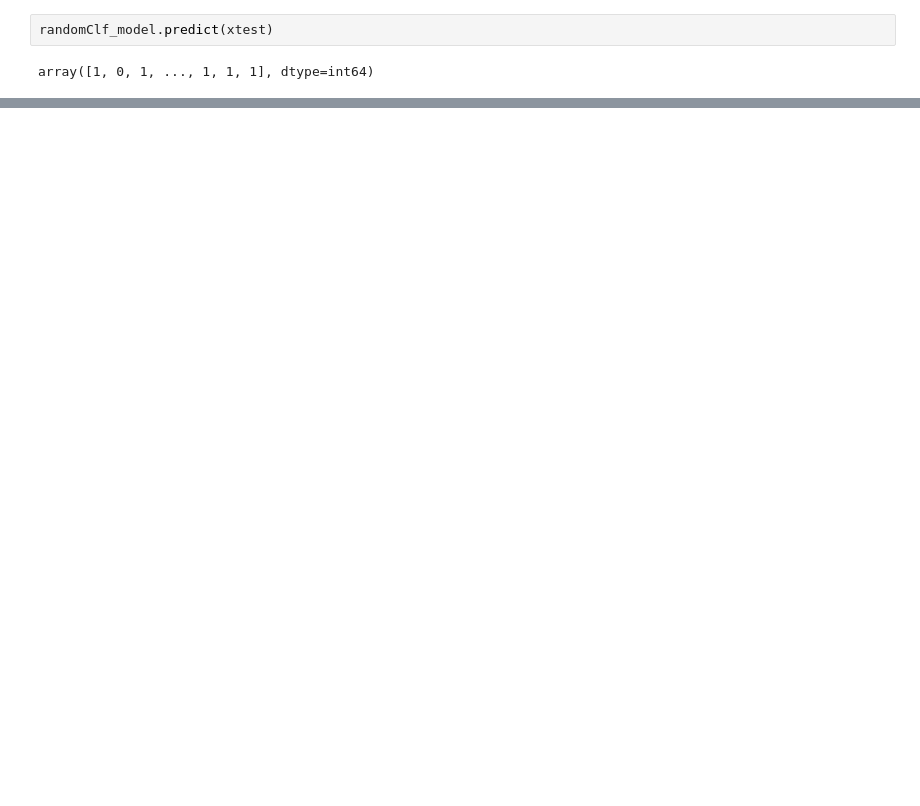
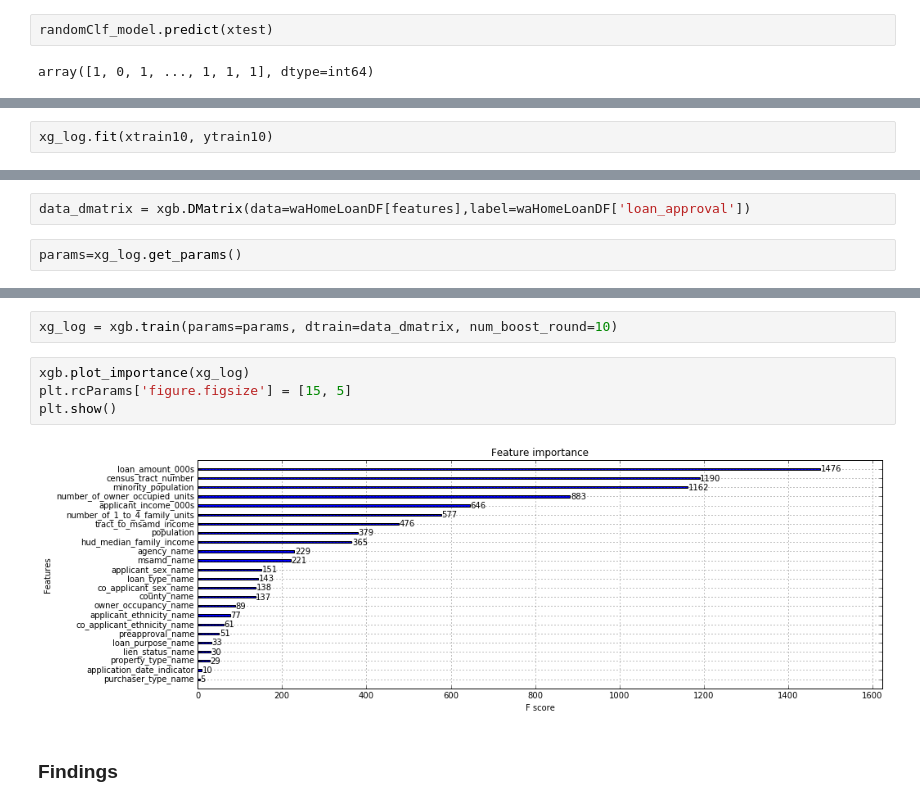
Before and after one commit to khmsha/Springboard, a Jupyter notebook: Capstone_Project1/ML/WashingtonHomeLoans - ML.ipynb, the cells around one changed output, grey strips where cells are left out. Cells and saved outputs as stored; diff of their text form; blank space fills up the shorter version.

```diff
--- a/Capstone_Project1/ML/WashingtonHomeLoans - ML.ipynb
+++ b/Capstone_Project1/ML/WashingtonHomeLoans - ML.ipynb
@@ -644,0 +995,2 @@ randomClf_model.
+# %%
+xg_log.fit(xtrain10, ytrain10)
@@ -644,0 +1043,4 @@ randomClf_model.
+# %%
+data_dmatrix = xgb.DMatrix(data=waHomeLoanDF[features],label=waHomeLoanDF['loan_approval'])
+# %%
+params=xg_log.get_params()
@@ -644,0 +1075,10 @@ randomClf_model.
+# %%
+xg_log = xgb.train(params=params, dtrain=data_dmatrix, num_boost_round=10)
+# %%
+xgb.plot_importance(xg_log)
+plt.rcParams['figure.figsize'] = [15, 5]
+plt.show()
+# %% [output]
+[figure, added]
+# %% [markdown]
+### Findings
```
Also changed, not shown: parts of 123 cells of this notebook.
